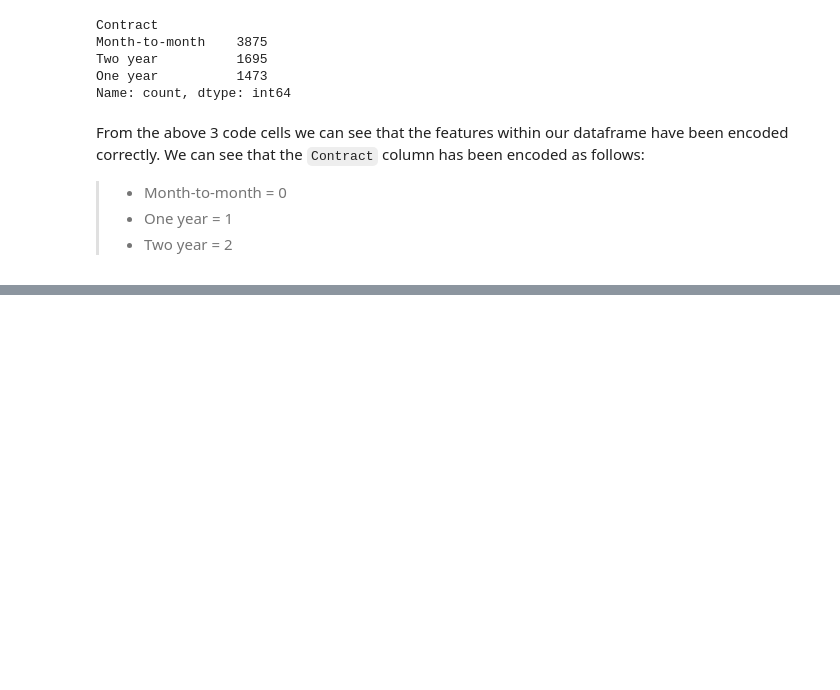
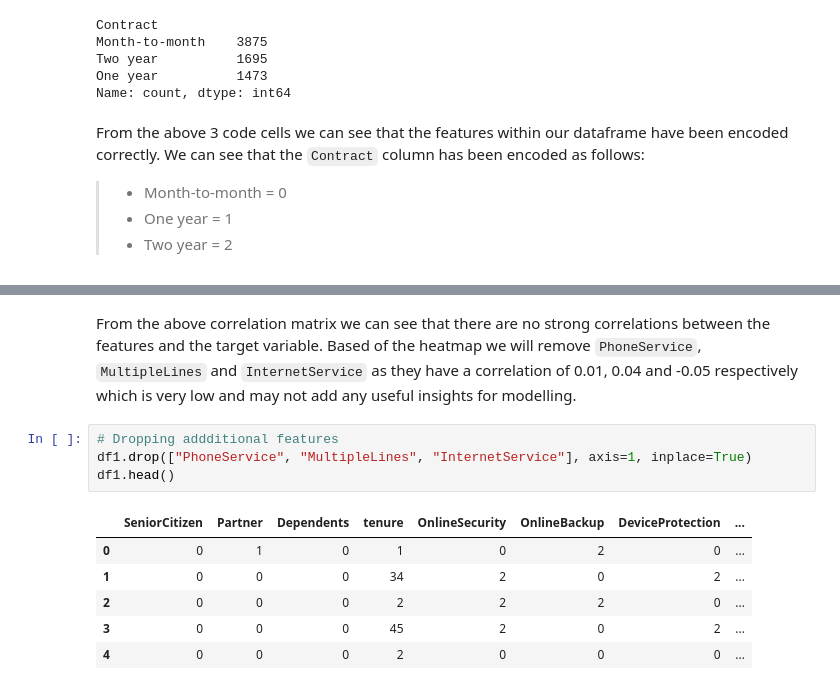
Before and after one commit to rongachoka/Customer_Churn_Analysis_EDA, a Jupyter notebook: index.ipynb, the cells around one changed output, grey strips where cells are left out. Cells and saved outputs as stored; diff of their text form; blank space fills up the shorter version.

```diff
--- a/index.ipynb
+++ b/index.ipynb
@@ -885,0 +972,13 @@ From the above 3 code cells we can see that the features within our dataframe ha
+# %% [markdown]
+From the above correlation matrix we can see that there are no strong correlations between the features and the target variable. Based of the heatmap we will remove `PhoneService`, `MultipleLines` and `InternetService` as they have a correlation of 0.01, 0.04 and -0.05 respectively which is very low and may not add any useful insights for modelling.
+# %%
+# Dropping addditional features
+df1.drop(["PhoneService", "MultipleLines", "InternetService"], axis=1, inplace=True)
+df1.head()
+# %% [output]
+|  | SeniorCitizen | Partner | Dependents | tenure | OnlineSecurity | OnlineBackup | DeviceProtection | ... |
+| 0 | 0 | 1 | 0 | 1 | 0 | 2 | 0 | ... |
+| 1 | 0 | 0 | 0 | 34 | 2 | 0 | 2 | ... |
+| 2 | 0 | 0 | 0 | 2 | 2 | 2 | 0 | ... |
+| 3 | 0 | 0 | 0 | 45 | 2 | 0 | 2 | ... |
+| 4 | 0 | 0 | 0 | 2 | 0 | 0 | 0 | ... |
```
Also changed, not shown: parts of 28 cells of this notebook.
